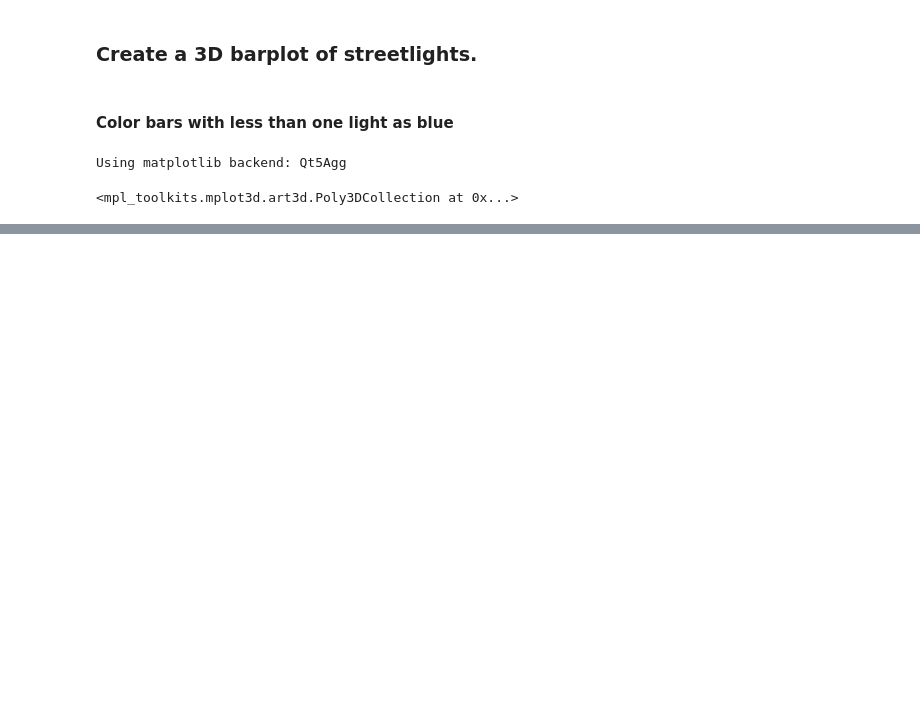
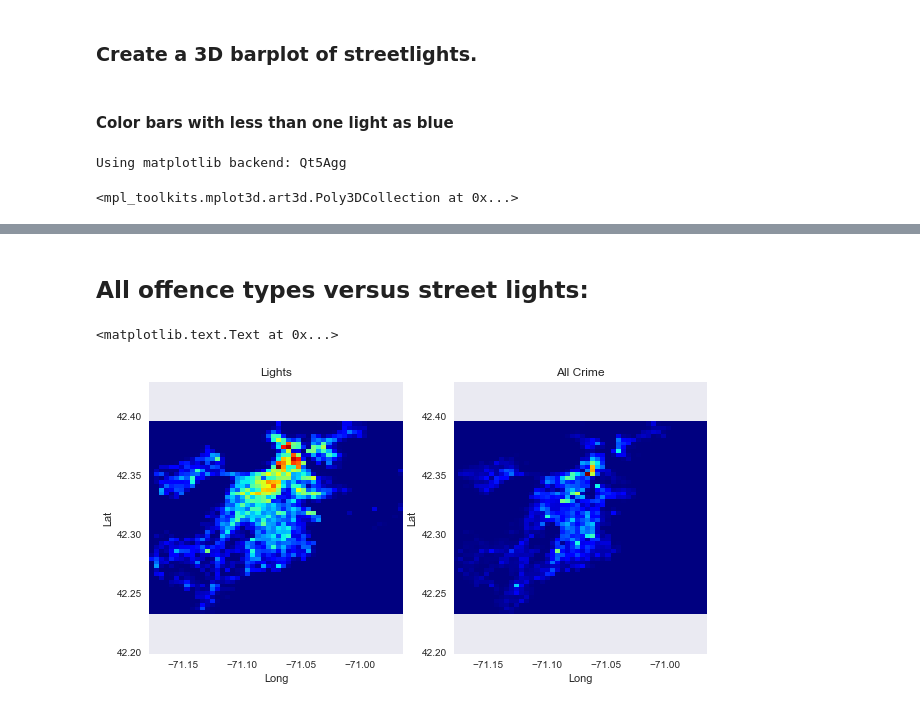
Before and after one commit to bs9ce/Boston-Crime, a Jupyter notebook: crime.ipynb, the cells around one changed output, grey strips where cells are left out. Saved outputs shown, nothing was run; the diff lists cells and outputs as text; code cells hidden in the pictures; blank space fills up the shorter version.

Commit message:
Added correlations between crime hist and light hist

```diff
--- a/crime.ipynb
+++ b/crime.ipynb
@@ -439,0 +458,21 @@ plt.close()
+# %% [markdown]
+## All offence types versus street lights:
+# %%
+%matplotlib inline
+plt.figure(figsize = (10,5))
+plt.subplot(121)
+plt.pcolormesh(X, Y, histlight,cmap = 'jet')
+plt.xlabel('Long')
+plt.ylabel('Lat')
+plt.axis('equal')
+plt.title('Lights')
+
+plt.subplot(122)
+plt.pcolormesh(X, Y, hist_all,cmap = 'jet')
+plt.xlabel('Long')
+plt.ylabel('Lat')
+plt.axis('equal')
+plt.title('All Crime')
+# %% [output]
+<matplotlib.text.Text at 0x...>
+[figure, added]
```
Also changed, not shown: parts of 14 cells of this notebook.
